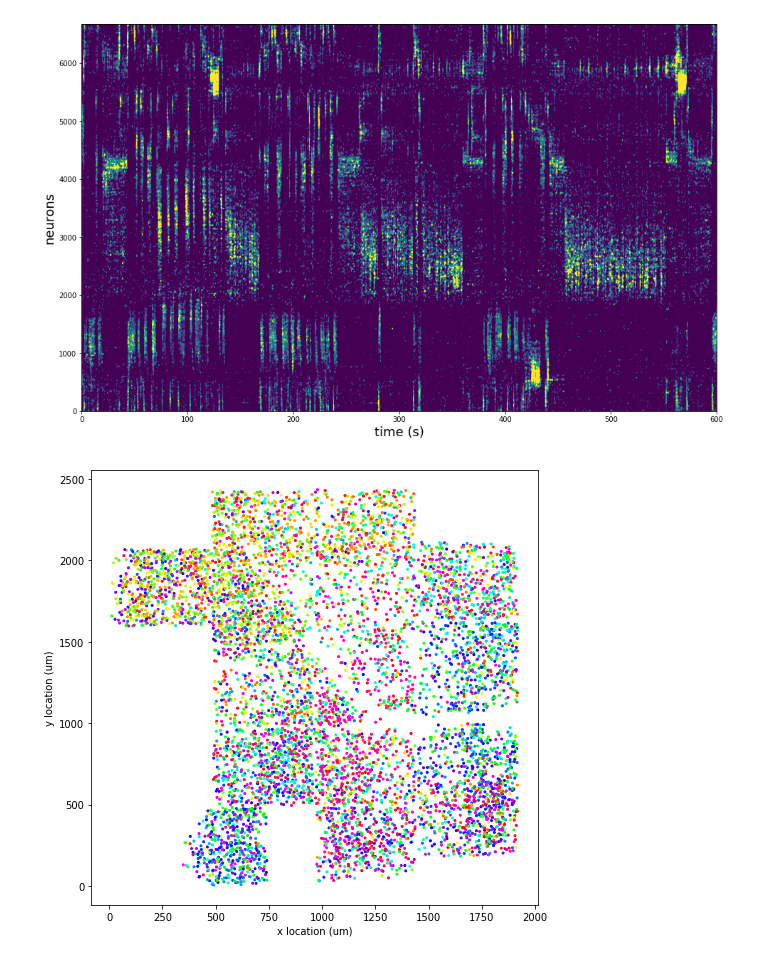
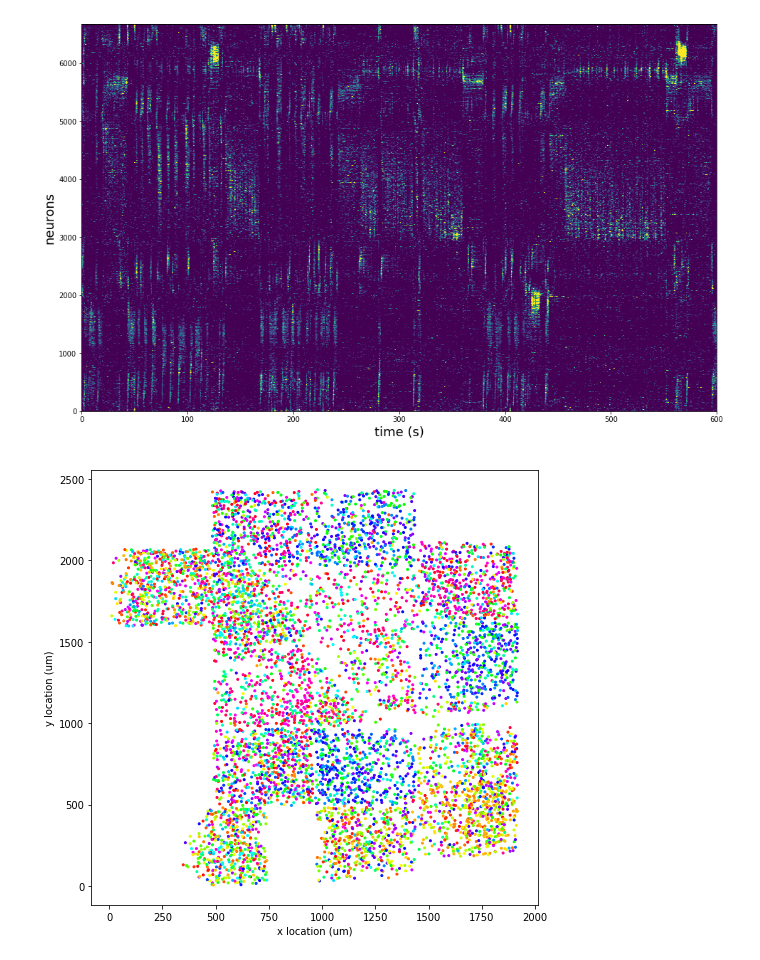
Before and after one commit to MouseLand/rastermap, a Jupyter notebook: rastermap/demos/run_rastermap.ipynb, the cells around one changed output. Saved outputs shown, nothing was run; the diff lists cells and outputs as text; code cells hidden in the pictures.

Commit message:
updated run_rastermap with new format

```diff
--- a/rastermap/demos/run_rastermap.ipynb
+++ b/rastermap/demos/run_rastermap.ipynb
@@ -4,8 +4,8 @@ from scipy.ndimage import gaussian_filter1d
 import numpy as np
 import matplotlib.pyplot as plt
 from matplotlib import cm
+from scipy.stats import zscore
 %matplotlib inline
-
 
 # download 2-photon data (if not already downloaded)
 if not os.path.isfile('data/mesoscope_activity.npy'):
@@ -17,20 +17,23 @@ if not os.path.isfile('data/mesoscope_activity.npy'):
     f.close()
 
 
+
+
 # load downloaded data
 dat = np.load('data/mesoscope_activity.npy')
 dat = dat.item()
 sp  = dat['spks']
+sp  = zscore(sp, axis=1)
 xyloc = dat['xyloc']
 # %%
 # rastermap algorithm
 import sys
 sys.path.append('/media/carsen/DATA2/Github/rastermap/rastermap/')
-from mapping import RMAP
+from mapping import Rastermap
 
 # rastermap works the same as TSNE or UMAP
 # (will take ~ 30s for 6000 neurons x 20000 timepts on a laptop)
-# class RMAP:
+# class Rastermap:
 """rastermap embedding algorithm
     Rastermap first takes the top iPC's of the data, and then embeds them into
     n_X clusters. It returns upsampled cluster identities (n_X*upsamp).
@@ -41,22 +44,15 @@ from mapping import RMAP
     -----------
     n_components: int, optional (default: 1)
         dimension of the embedding space
-    n_X: int, optional (default: 30)
+    n_X: int, optional (default: 40)
         number of clusters in X
-    n_Y: int, optional (default: 100)
+    n_Y: int, optional (default: 0)
         number of clusters in Y: will be used to smooth data before sorting in X
         if set to zero, no smoothing will occur
-    iPC: nparray, int, optional (default: 0-199)
+    iPC: nparray, int, optional (default: 0-399)
         which PCs to use during optimization
-    upsamp: int, optional (default: 25)
-        embedding is upsampled in last iteration using kriging interpolation
-    sig_upsamp: float, optional (default: 1.0)
-        stddev of Gaussian in kriging interpolation for upsampled estimation
-    sig_Y: float, optional (default: 1.0)
-        stddev of Gaussian smoothing in Y before sorting in X
-    sig_anneal: 1D float array, optional (default: starts at 6.0, decreases to 1.0)
-        stddev of Gaussian smoothing of clusters, changes across iterations
-        default is 50 iterations (last 20 at 1.0)
+    nPC: int, optional (default: 400)
+        if used, will take 0-nPC PCs during optimization
     init : initialization of algorithm (default: 'pca')
         can use 'pca', 'random', or a matrix n_samples x n_components
 
@@ -65,11 +61,9 @@ from mapping import RMAP
     embedding : array-like, shape (n_samples, n_components)
         Stores the embedding vectors.
     u,sv,v : singular value decomposition of data S, potentially with smoothing
-    isort1 : sorting along first dimension of matrix
-    isort2 : sorting along second dimension of matrix (if n_Y > 0)
 
 """
 
-model = RMAP(n_components=1, n_X=30, n_Y=100, iPC=np.arange(0,200).astype(np.int32), init='random')
+model = Rastermap(n_components=1, n_X=40, n_Y=0, nPC=400, init='pca')
 model.fit(sp)
 # %% [output]
@@ -77,34 +81,34 @@ model.fit(sp)
 # %%
 ### sort neurons and smooth across neurons and zscore in time
-Sm = gaussian_filter1d(sp[model.isort1,:].T, np.minimum(10,int(sp.shape[0]*0.005)), axis=1)
+isort = np.argsort(model.embedding[:,0])
+Sm = gaussian_filter1d(sp[isort,:].T, np.minimum(3,int(sp.shape[0]*0.005)), axis=1)
 Sm = Sm.T
-Sm = zscore(Sm, axis=1)
 
 # (optional) smooth in time
 Sm = gaussian_filter1d(Sm, 1, axis=1)
 # %%
 ### view neuron sorting
 fs = 2.5 # sampling rate of data in Hz
-splot = Sm[:,1500:3000]
+splot = Sm[::-1,1500:3000]
 plt.figure(figsize=(16,10))
-ax=plt.imshow(splot, vmin=0,vmax=3,aspect='auto',extent=[0,splot.shape[1]/fs, 0,splot.shape[0]])
+ax=plt.imshow(splot, vmin=0,vmax=1.5,aspect='auto',extent=[0,splot.shape[1]/fs, 0,splot.shape[0]])
 plt.xlabel('time (s)', fontsize=18)
 plt.ylabel('neurons', fontsize=18)
 plt.show()
 # %% [output]
-[figure, old version]
+[figure, new version]
 # %%
 ### view positions of cells colored by rastermap
 
 # colormap
 cmap = cm.get_cmap('hsv')
 cmap = cmap(np.linspace(0.,1,sp.shape[0]))
 
 plt.figure(figsize=(8,8))
 # assign color based on embedding
-plt.scatter(xyloc[:,0], xyloc[:,1], s=4, color=cmap[model.isort1,:])
+plt.scatter(xyloc[:,0], xyloc[:,1], s=4, color=cmap[isort,:])
 plt.xlabel('x location (um)')
 plt.ylabel('y location (um)');
 plt.show()
 # %% [output]
-[figure, old version]
+[figure, new version]
```
Also changed, not shown: parts of 1 cell of this notebook.
